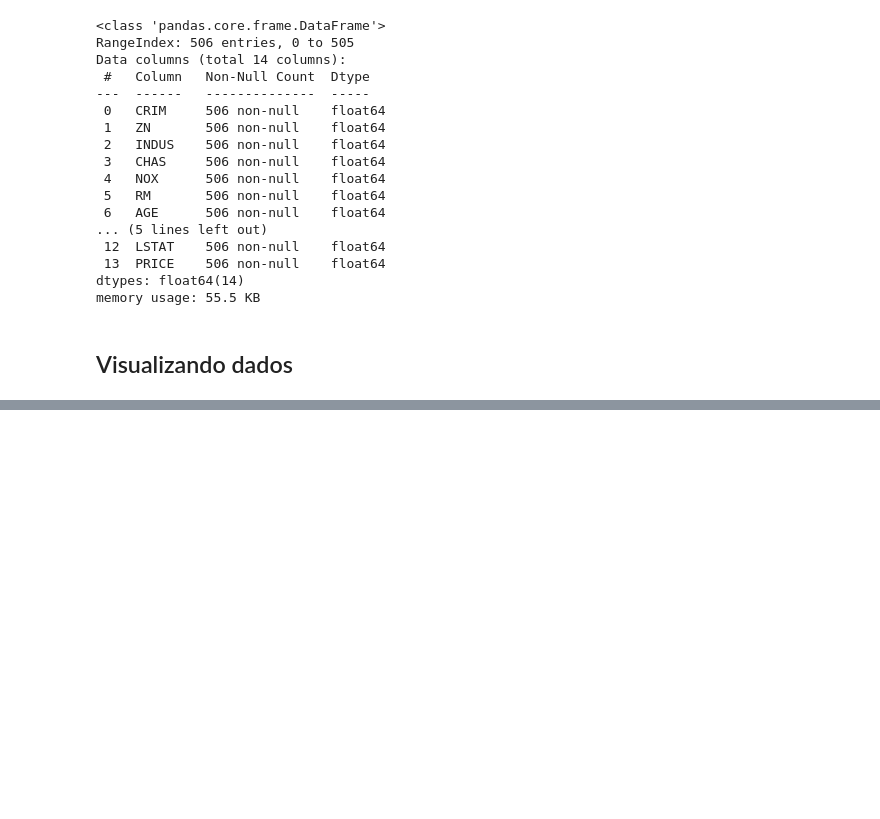
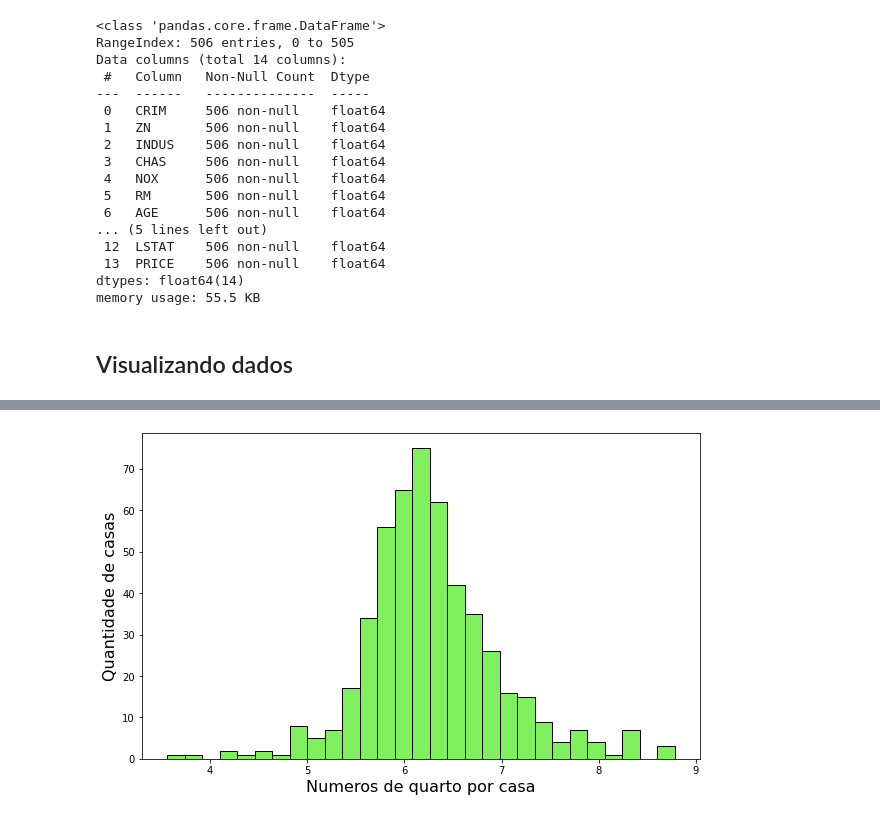
Before and after one commit to jhonatacaiob/Bootcamp-Data-Science, a Jupyter notebook: Secao-5/Regressão multivariável.ipynb, the cells around one changed output, grey strips where cells are left out. Cells and saved outputs as stored; diff of their text form; code cells hidden in the pictures; blank space fills up the shorter version.

```diff
--- a/Secao-5/Regressão multivariável.ipynb
+++ b/Secao-5/Regressão multivariável.ipynb
@@ -210,0 +233,11 @@ plt.show()
+# %%
+plt.figure(figsize= (10,6))
+
+sns.histplot(data=dados, x="RM", color = "#55EB2A")
+
+plt.xlabel("Numeros de quarto por casa", fontsize = 16)
+plt.ylabel("Quantidade de casas", fontsize = 16)
+
+plt.show()
+# %% [output]
+[figure, added]
```
Also changed, not shown: parts of 5 cells of this notebook.
